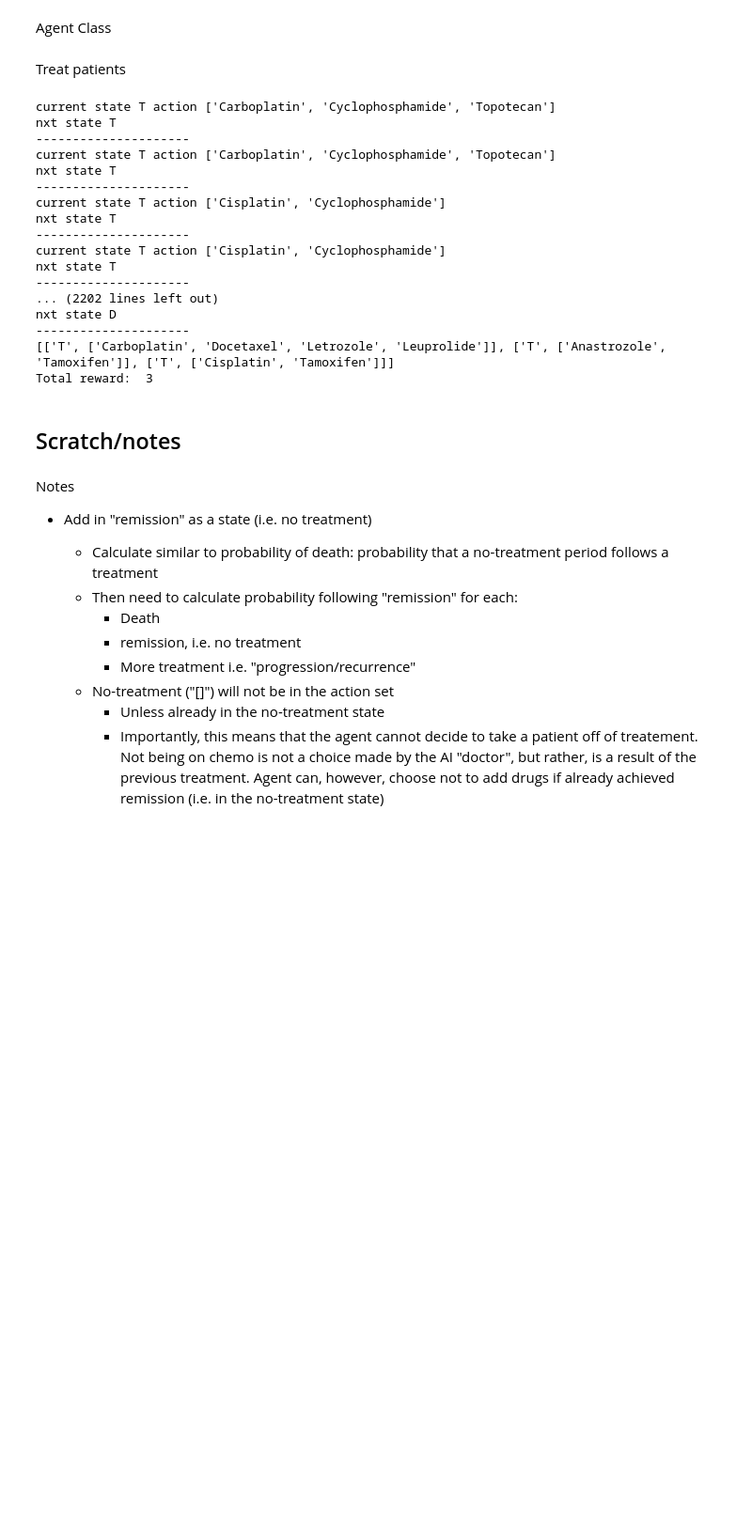
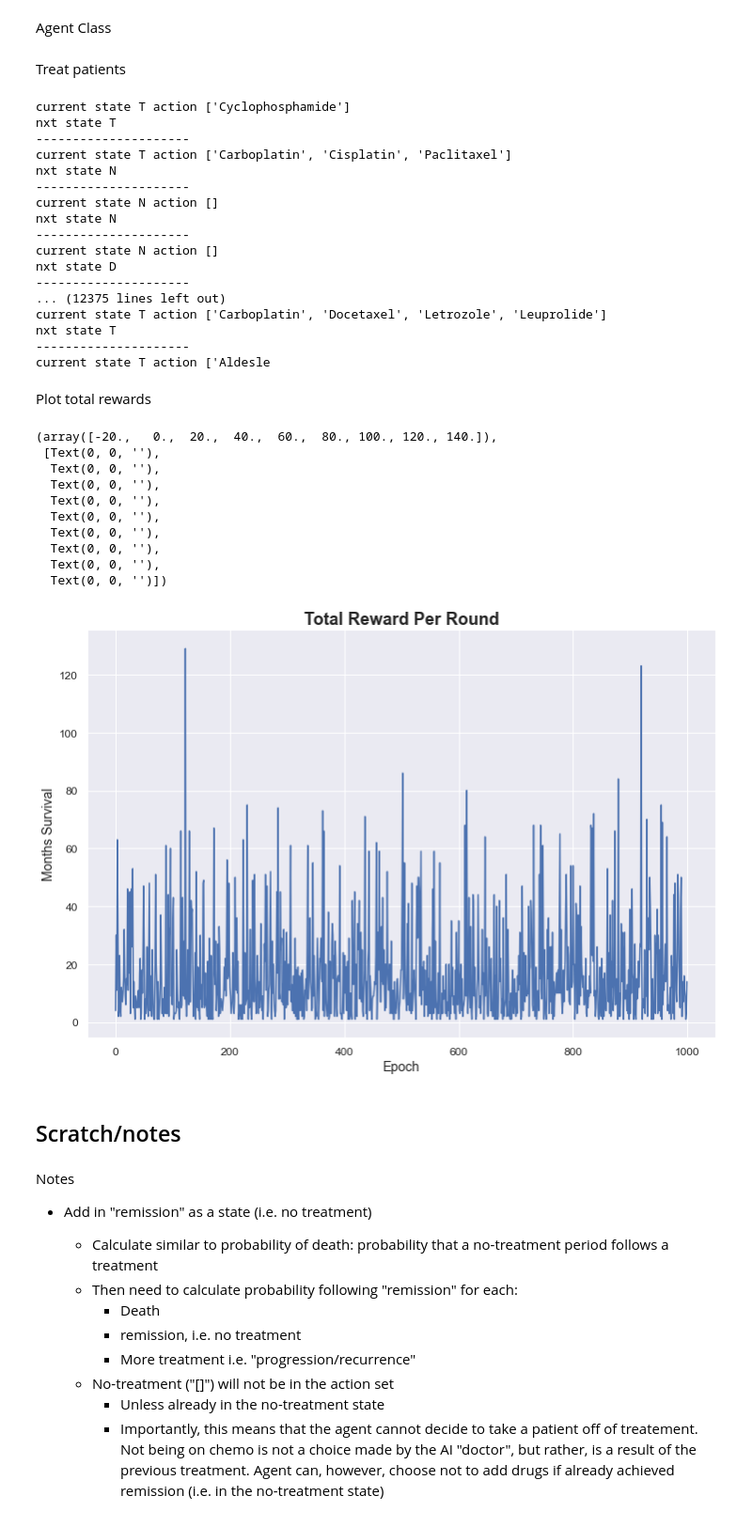
Before and after one commit to bmurphy1993/Cancer_Reinforcement_Learning, a Jupyter notebook: Data_Preprocessing.ipynb, the cells around one changed output. Shown at 94% size. Drawn from its saved outputs; the diff is of its cells as text; code cells hidden in the pictures; blank space fills up the shorter version.

```diff
--- a/Data_Preprocessing.ipynb
+++ b/Data_Preprocessing.ipynb
@@ -690,13 +802,15 @@ len(combos_drugs)
 # Globals
 START_STATE = 'T'
 START_COMBO = []
-GAMMA = 0.1
+GAMMA = 0.3
 EXP_RATE = 0.3
 BATCH_SIZE = 100
 TARGET_UPDATE = 5
 
-policy = DQN(2, 100, len(combos_drugs)).to(device) # input features are the state and the number of previous states
-target_net = DQN(2, 100, len(combos_drugs)).to(device)
+# policy = DQN(2, 100, len(combos_drugs)).to(device) # input features are the state and the number of previous states
+# target_net = DQN(2, 100, len(combos_drugs)).to(device)
+policy = DQN_3(2, len(combos_drugs)).to(device)
+target_net = DQN_3(2, len(combos_drugs)).to(device)
 target_net.load_state_dict(policy.state_dict())
 target_net.eval()
 
@@ -773,8 +887,9 @@ class Agent:
         self.s_a = []
         self.State = State()
 
-    def play(self, rounds=20):
+    def play(self, rounds=20, verbose=True):
         i = 0
+        total_reward_list = [] ########################
         while i < rounds:
             # to the end of game back propagate reward
             if self.State.isEnd:
@@ -789,8 +904,11 @@ class Agent:
                 total_reward = 0
                 for s in self.s_a:
                     total_reward += self.state_values[s[0]]
-                print(self.s_a)
-                print('Total reward: ', total_reward)
+                if verbose:
+                    print(self.s_a)
+                    print('Total reward: ', total_reward)
+                    print('----------------------------------------------------')
+                total_reward_list.append(total_reward)
 
                 self.reset()
                 i += 1
@@ -802,7 +920,8 @@ class Agent:
                     pass
                 # append trace
                 self.s_a.append([self.State.state, action])
-                print('current state {} action {}'.format(self.State.state, action))
+                if verbose:
+                    print('current state {} action {}'.format(self.State.state, action))
 
                 s_t = torch.FloatTensor([state_set.index(self.State.state), len(self.s_a)])
                 # by taking the action, it reaches the next state
@@ -822,33 +941,58 @@ class Agent:
                     target_net.load_state_dict(policy.state_dict())
                 # mark is end
                 self.State.isEndFunc()
-                print('nxt state', self.State.state)
-                print('---------------------')
+                if verbose:
+                    print('nxt state', self.State.state)
+                    print('---------------------')
+        return total_reward_list
 # %% [markdown]
 Treat patients
 # %%
 if __name__ == '__main__':
     ag = Agent()
-    ag.play(50)
+    reward_hist = ag.play(rounds=1000, verbose=True)
     # print(ag.s_a_values)
 # %% [output]
-current state T action ['Carboplatin', 'Cyclophosphamide', 'Topotecan']
+current state T action ['Cyclophosphamide']
 nxt state T
 ---------------------
-current state T action ['Carboplatin', 'Cyclophosphamide', 'Topotecan']
+current state T action ['Carboplatin', 'Cisplatin', 'Paclitaxel']
+nxt state N
+---------------------
+current state N action []
+nxt state N
+---------------------
+current state N action []
+nxt state D
+---------------------
+... (12375 lines left out)
+current state T action ['Carboplatin', 'Docetaxel', 'Letrozole', 'Leuprolide']
 nxt state T
 ---------------------
-current state T action ['Cisplatin', 'Cyclophosphamide']
-nxt state T
----------------------
-current state T action ['Cisplatin', 'Cyclophosphamide']
-nxt state T
----------------------
-... (2202 lines left out)
-nxt state D
----------------------
-[['T', ['Carboplatin', 'Docetaxel', 'Letrozole', 'Leuprolide']], ['T', ['Anastrozole', 'Tamoxifen']], ['T', ['Cisplatin', 'Tamoxifen']]]
-Total reward:  3
+current state T action ['Aldesle
+# %% [markdown]
+Plot total rewards
+# %%
+plt.figure(figsize=(12,8))
+plt.rcParams["font.family"] = "Arial"
+plt.plot(reward_hist)
+plt.title('Total Reward Per Round', fontsize=18, fontweight='bold')
+plt.xlabel('Epoch', fontsize=14)
+plt.ylabel('Months Survival', fontsize=14)
+plt.xticks(fontsize=12)
+plt.yticks(fontsize=12)
+# %% [output]
+(array([-20.,   0.,  20.,  40.,  60.,  80., 100., 120., 140.]),
+ [Text(0, 0, ''),
+  Text(0, 0, ''),
+  Text(0, 0, ''),
+  Text(0, 0, ''),
+  Text(0, 0, ''),
+  Text(0, 0, ''),
+  Text(0, 0, ''),
+  Text(0, 0, ''),
+  Text(0, 0, '')])
+[figure, added]
 # %% [markdown]
 ## Scratch/notes
 # %% [markdown]
```
Also changed, not shown: parts of 16 cells of this notebook.
